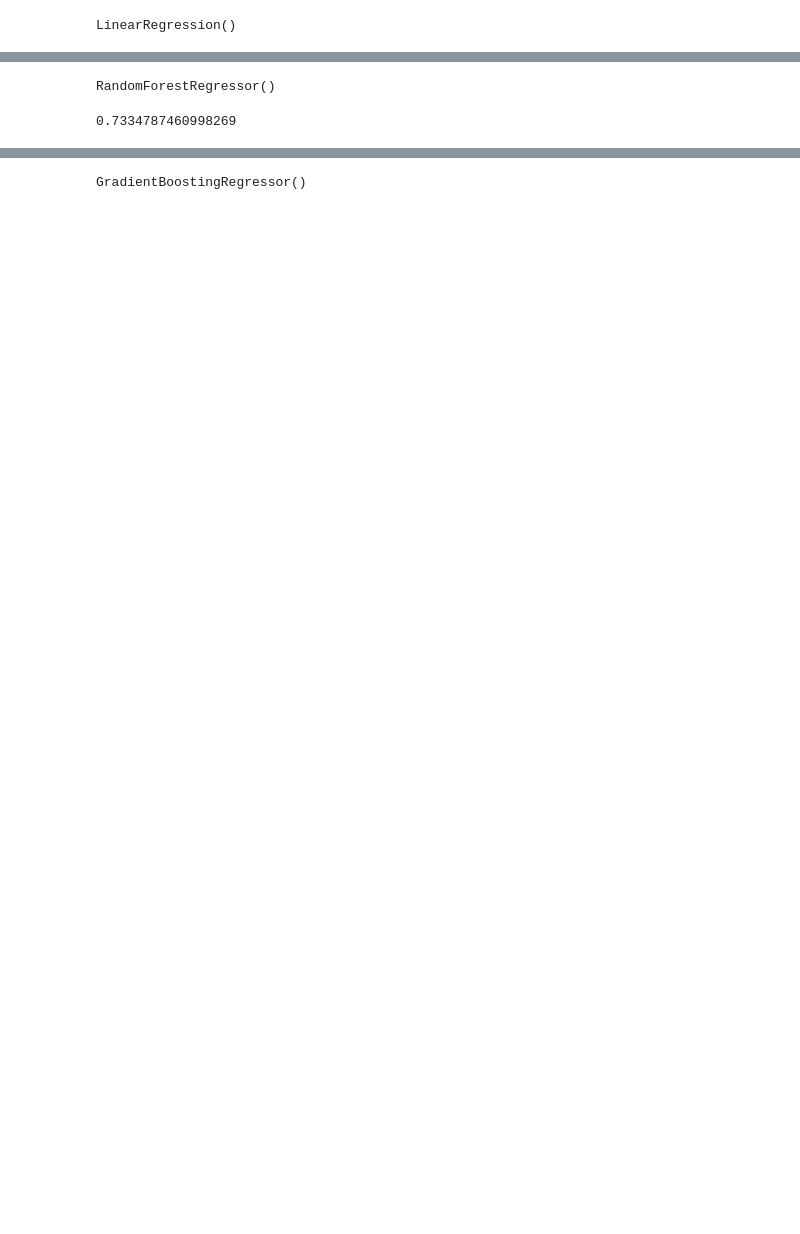
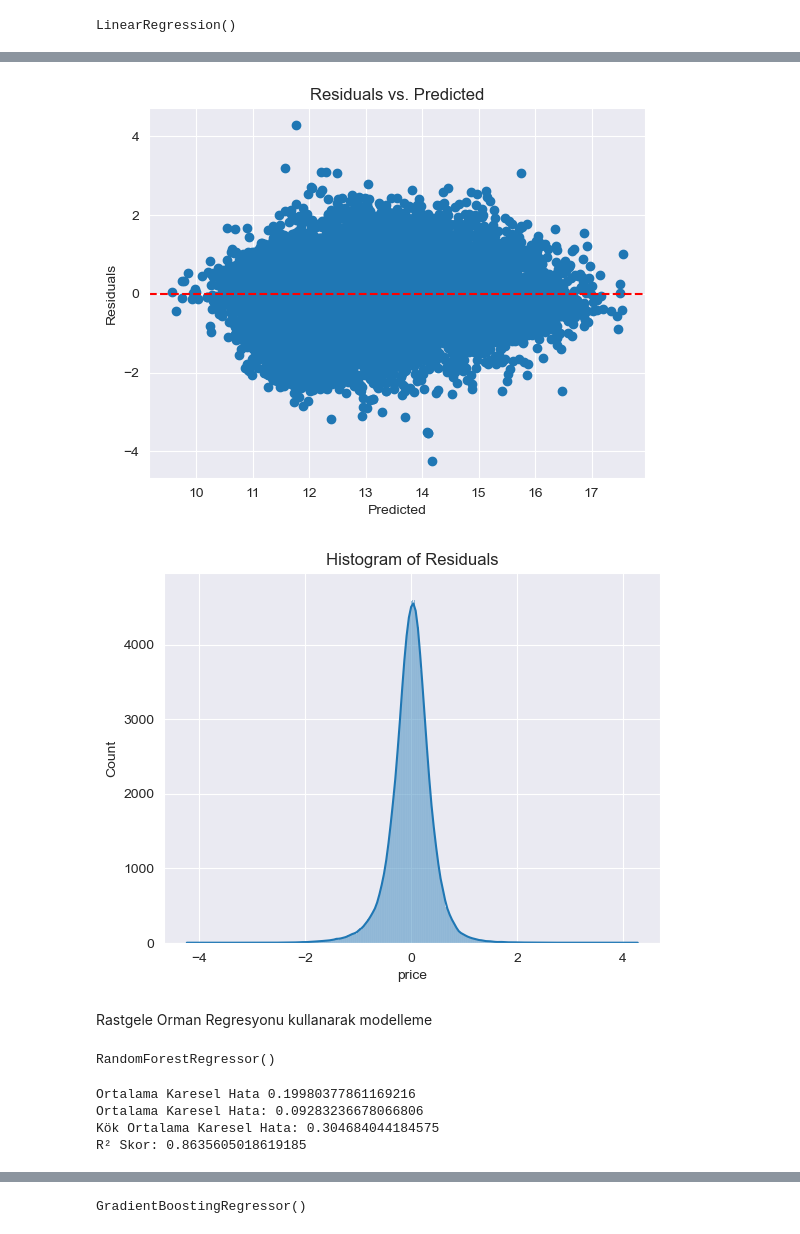
Before and after one commit to AmrWalidi/house-price-prediction-, a Jupyter notebook: house_price_prediction.ipynb, the cells around one changed output, grey strips where cells are left out. Cells and saved outputs as stored; diff of their text form; code cells hidden in the pictures; blank space fills up the shorter version.

```diff
--- a/house_price_prediction.ipynb
+++ b/house_price_prediction.ipynb
@@ -168,7 +230,7 @@ sns.heatmap(df6.corr(), annot=True, cmap="YlGnBu")
 # %%
 from sklearn.model_selection import train_test_split
 
-x = df6.drop('price', axis=1)
-y = df6['price']
+x = df7.drop('price', axis=1)
+y = df7['price']
 
 X_train, X_test, y_train, y_test = train_test_split(x, y, test_size=0.2, random_state=42)
@@ -174,0 +258,17 @@ X_train, X_test, y_train, y_test = train_test_split(x, y, test_size=0.2, random_
+# %%
+import matplotlib.pyplot as plt
+
+
+def residual_analysis(pred):
+    residuals = y_test - pred
+
+    plt.scatter(pred, residuals)
+    plt.axhline(0, color='red', linestyle='--')
+    plt.xlabel("Predicted")
+    plt.ylabel("Residuals")
+    plt.title("Residuals vs. Predicted")
+    plt.show()
+
+    sns.histplot(residuals, kde=True)
+    plt.title("Histogram of Residuals")
+    plt.show()
@@ -185,0 +284,2 @@ lin.score(X_test, y_test)
+# %%
+y_pred = lin.predict(X_test)
@@ -194,3 +303,10 @@ array([0.46191784, 0.45548084, 0.47992296, 0.49151368, 0.44240481])
+# %%
+residual_analysis(y_pred)
+# %% [output]
+[figure, added]
+[figure, added]
+# %% [markdown]
+Rastgele Orman Regresyonu kullanarak modelleme
 # %%
 from sklearn.ensemble import RandomForestRegressor
 
@@ -201,4 +319,7 @@ RandomForestRegressor()
 # %%
-rf.score(X_test, y_test)
+model_analysis(y_pred)
 # %% [output]
-0.7334787460998269
+Ortalama Karesel Hata 0.19980377861169216
+Ortalama Karesel Hata: 0.09283236678066806
+Kök Ortalama Karesel Hata: 0.304684044184575
+R² Skor: 0.8635605018619185
```
Also changed, not shown: parts of 36 cells of this notebook, 2 other files.
